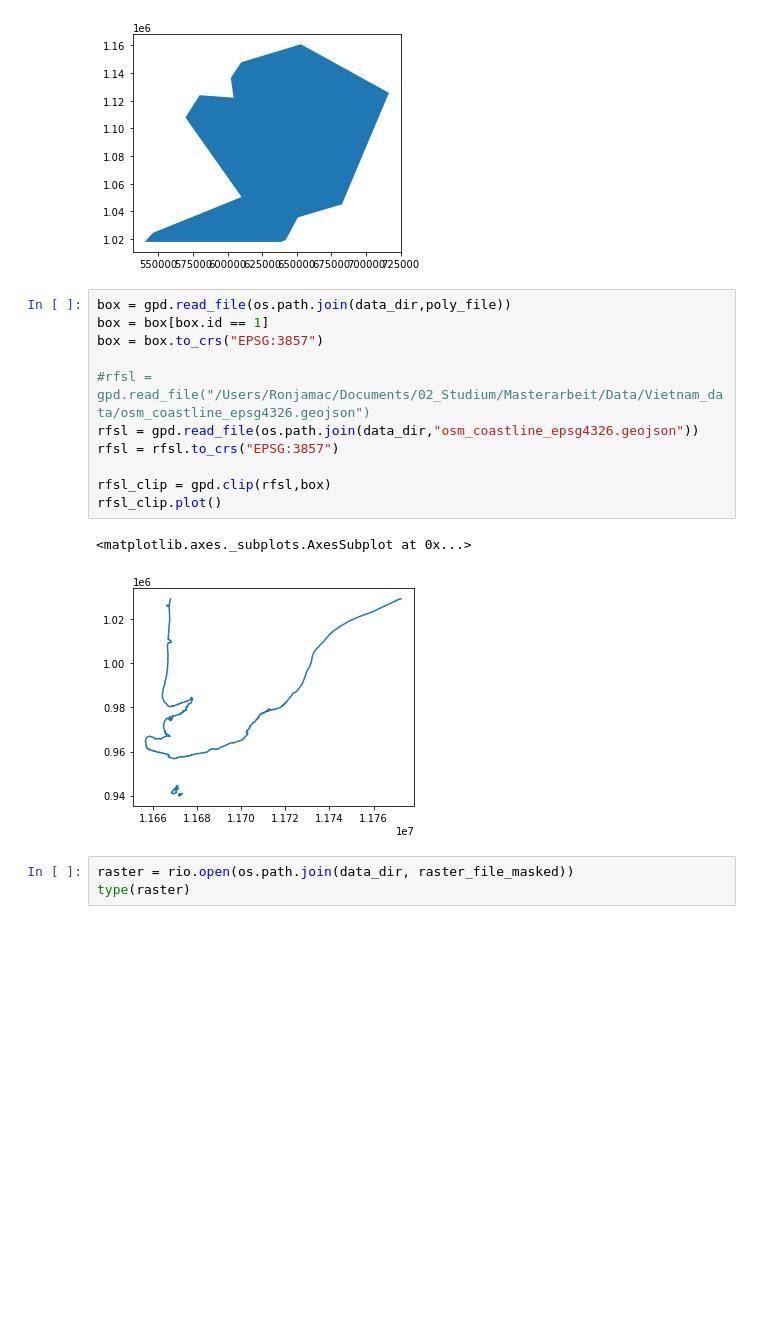
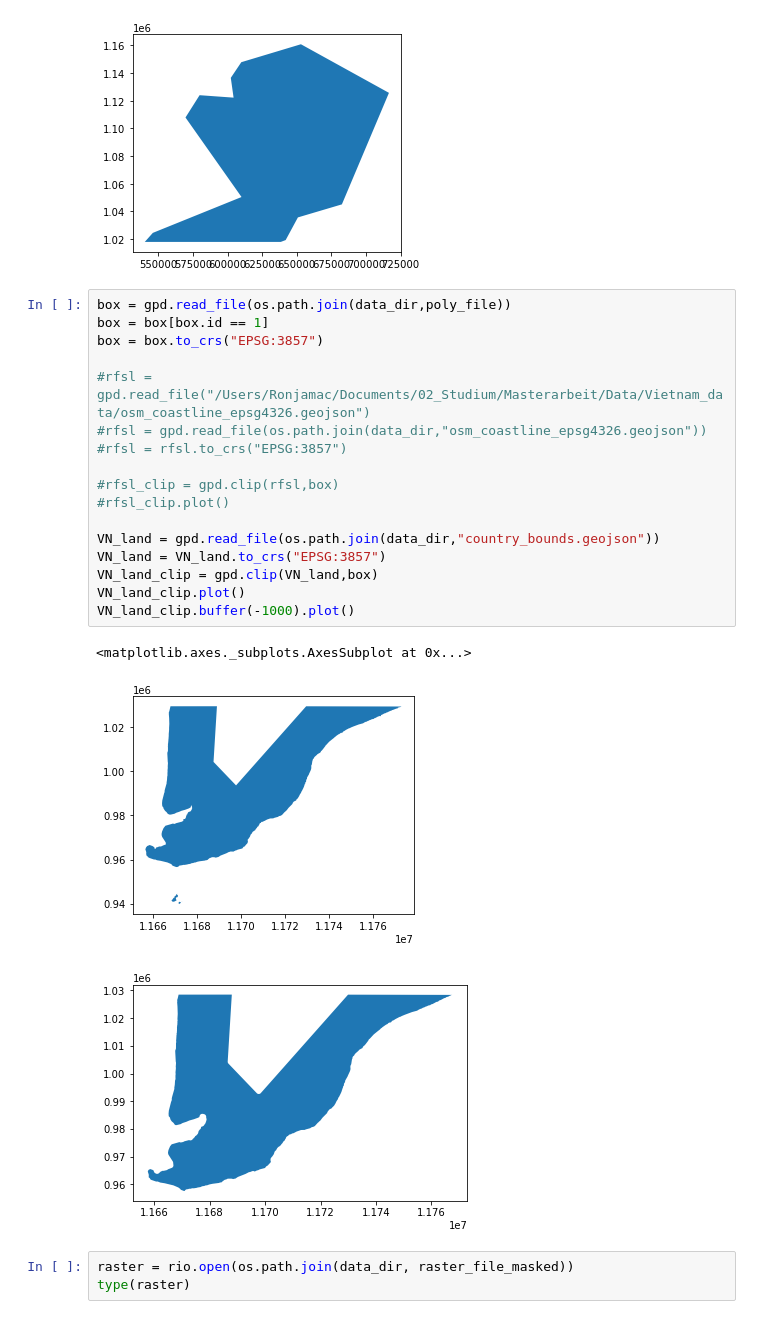
Before and after one commit to ronjalappe/VN_coastline_dynamics, a Jupyter notebook: test2.ipynb, the cells around one changed output. Saved outputs shown, nothing was run; the diff lists cells and outputs as text; blank space fills up the shorter version.

Commit message:
country bounds

```diff
--- a/test2.ipynb
+++ b/test2.ipynb
@@ -19,17 +19,24 @@ box.plot()
 # %%
 box = gpd.read_file(os.path.join(data_dir,poly_file))
 box = box[box.id == 1]
 box = box.to_crs("EPSG:3857")
 
 #rfsl = gpd.read_file("/Users/Ronjamac/Documents/02_Studium/Masterarbeit/Data/Vietnam_data/osm_coastline_epsg4326.geojson")
-rfsl = gpd.read_file(os.path.join(data_dir,"osm_coastline_epsg4326.geojson"))
-rfsl = rfsl.to_crs("EPSG:3857")
+#rfsl = gpd.read_file(os.path.join(data_dir,"osm_coastline_epsg4326.geojson"))
+#rfsl = rfsl.to_crs("EPSG:3857")
 
-rfsl_clip = gpd.clip(rfsl,box)
-rfsl_clip.plot()
+#rfsl_clip = gpd.clip(rfsl,box)
+#rfsl_clip.plot()
+
+VN_land = gpd.read_file(os.path.join(data_dir,"country_bounds.geojson"))
+VN_land = VN_land.to_crs("EPSG:3857")
+VN_land_clip = gpd.clip(VN_land,box)
+VN_land_clip.plot()
+VN_land_clip.buffer(-1000).plot()
 # %% [output]
 <matplotlib.axes._subplots.AxesSubplot at 0x...>
-[figure, old version]
+[figure, new version]
+[figure, added]
 # %%
 raster = rio.open(os.path.join(data_dir, raster_file_masked))
 type(raster)
```
Also changed, not shown: 1 other file.
